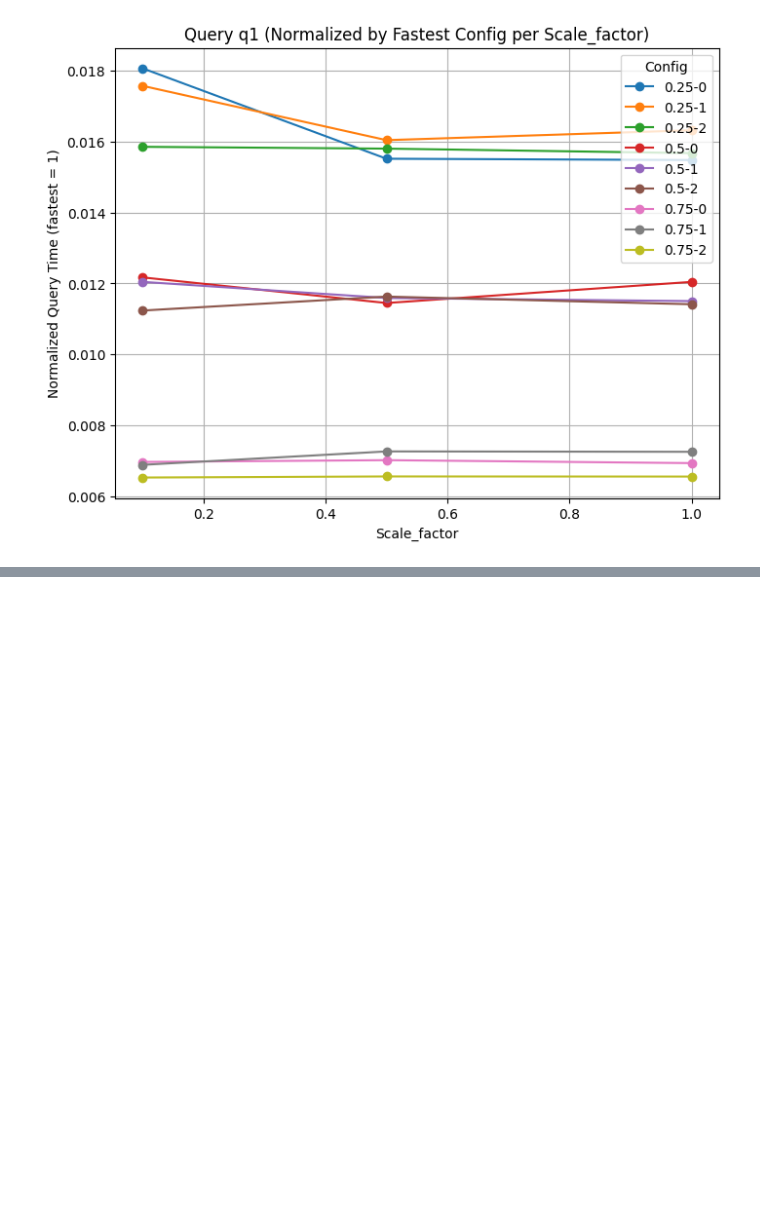
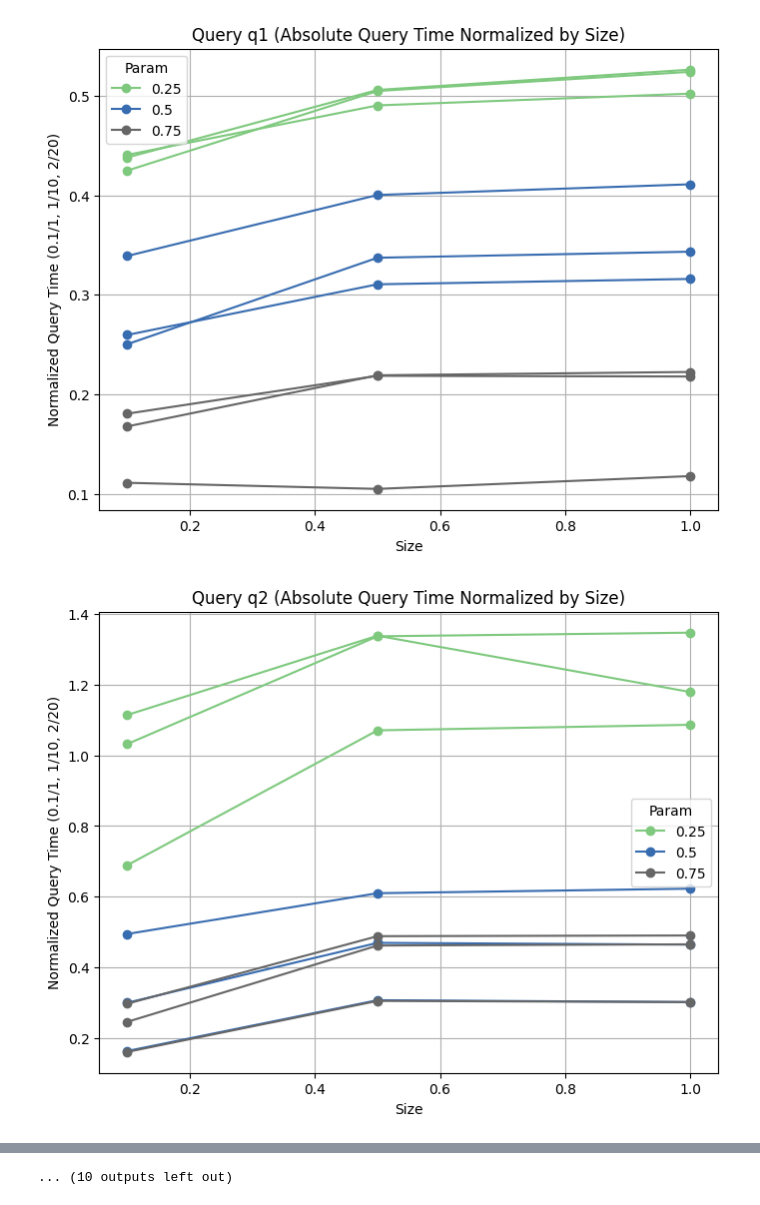
Before and after one commit to magnuis/duckdb-materialization, a Jupyter notebook: visualization/compare_size_plots.ipynb, the cells around one changed output, grey strips where cells are left out. Cells and saved outputs as stored; diff of their text form; code cells hidden in the pictures; blank space fills up the shorter version.

Commit message:
update colors of compare plot and remove unused code

```diff
--- a/visualization/compare_size_plots.ipynb
+++ b/visualization/compare_size_plots.ipynb
@@ -1,46 +1,53 @@
 # %%
 import pandas as pd
 import matplotlib.pyplot as plt
 
-RESULTS_PATH = "../results/verify-datasize-irrelevance/tpch/2025-03-19-16H/"
+RESULTS_PATH = "../results/verify-datasize-irrelevance/tpch/2025-03-20-11H/"
 
-# Read the CSV file (make sure to replace 'dummy.csv' with your file path if needed)
+# Read the CSV file
 df = pd.read_csv(RESULTS_PATH + 'meta_data.csv')
 df['Scale_factor'] = pd.to_numeric(df['Scale_factor'])
 
-# For each query and each data scale_factor, find the fastest config's total query time,
-# and then compute normalized query time.
-df['min_time'] = df.groupby(['Query', 'Scale_factor'])['Avg (last 4 runs)'].transform('min')
-df['normalized_time'] = df['Avg (last 4 runs)'] / df['min_time']
+# Create a new column with the normalized query time.
+# For each row, the total query time is divided by (Scale_factor * 10)
+df['normalized_time_by_size'] = df.apply(lambda row: row['Avg (last 4 runs)'] / (row['Scale_factor'] * 10), axis=1)
 
-# Get unique queries
+# Get unique queries to loop over
 queries = df['Query'].unique()
 
 for query in queries:
     # Filter data for the current query
     df_query = df[df['Query'] == query]
 
     plt.figure(figsize=(8, 6))
 
-    # Get unique configs for this query
-    df_query['config'] = df_query['Param'].astype(str) + '-' + df_query['Replicate'].astype(str)
+    # Get unique parameters and assign each a color from a colormap
+    params = df_query['Param'].unique()
+    cmap = plt.cm.get_cmap("Accent", len(params))
 
-    configs = df_query['config'].unique()
+    for i, param in enumerate(params):
+        # Filter data for the current parameter
+        df_param = df_query[df_query['Param'] == param]
+        replicates = df_param['Replicate'].unique()
 
-    for config in configs:
-        # Filter data for the current config
-        df_config = df_query[df_query['config'] == config].copy()
-        # Sort by size so that the line connects points in order
-        df_config = df_config.sort_values(by='Scale_factor')
+        for j, rep in enumerate(replicates):
+            # Filter data for the current replicate and sort by Scale_factor
+            df_rep = df_param[df_param['Replicate'] == rep].copy().sort_values(by='Scale_factor')
 
-        # Plot normalized query time vs. scale_factor
-        plt.plot(df_config['Scale_factor'], df_config['normalized_time'], marker='o', label=config)
+            # Label only the first replicate for the legend
+            if j == 0:
+                plt.plot(df_rep['Scale_factor'], df_rep['normalized_time_by_size'], marker='o',
+                         label=str(param), color=cmap(i))
+            else:
+                plt.plot(df_rep['Scale_factor'], df_rep['normalized_time_by_size'], marker='o',
+                         color=cmap(i))
 
-    plt.title(f'Query {query} (Normalized by Fastest Config per Scale_factor)')
-    plt.xlabel('Scale_factor')
-    plt.ylabel('Normalized Query Time (fastest = 1)')
-    plt.legend(title='Config')
+    plt.title(f'Query {query} (Absolute Query Time Normalized by Size)')
+    plt.xlabel('Size')
+    plt.ylabel('Normalized Query Time (0.1/1, 1/10, 2/20)')
+    plt.legend(title='Param')
     plt.grid(True)
     plt.show()
 # %% [output]
-[figure, old version]
+[figure, new version]
+[figure, added]
@@ -46,0 +64 @@ for query in queries:
+... (10 outputs left out)
```
Also changed, not shown: parts of 3 cells of this notebook.
